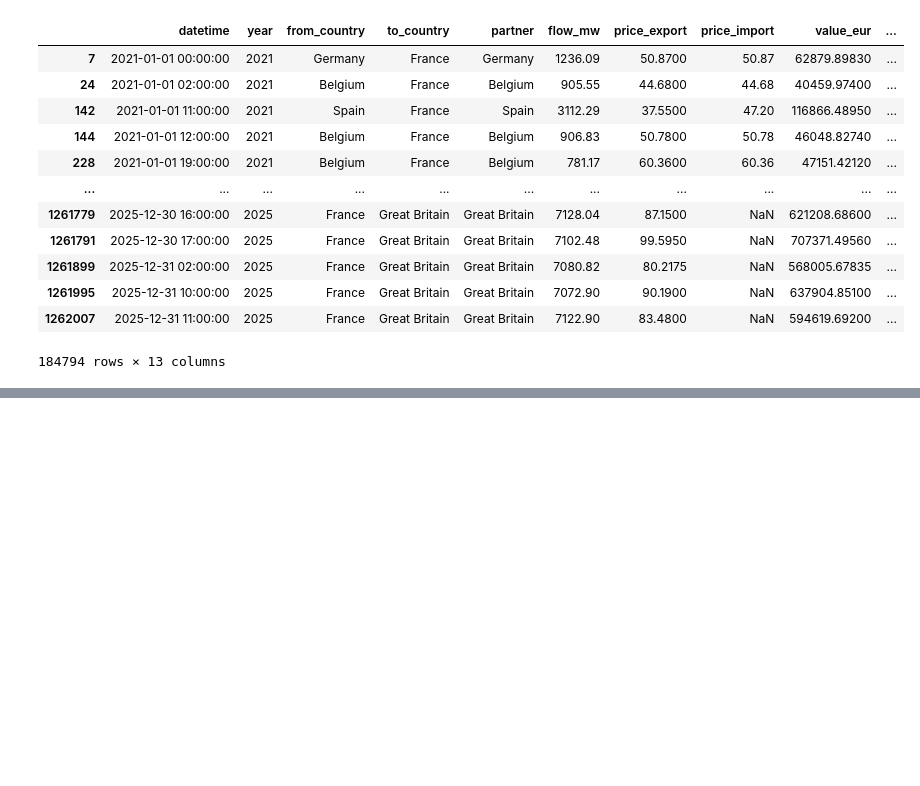
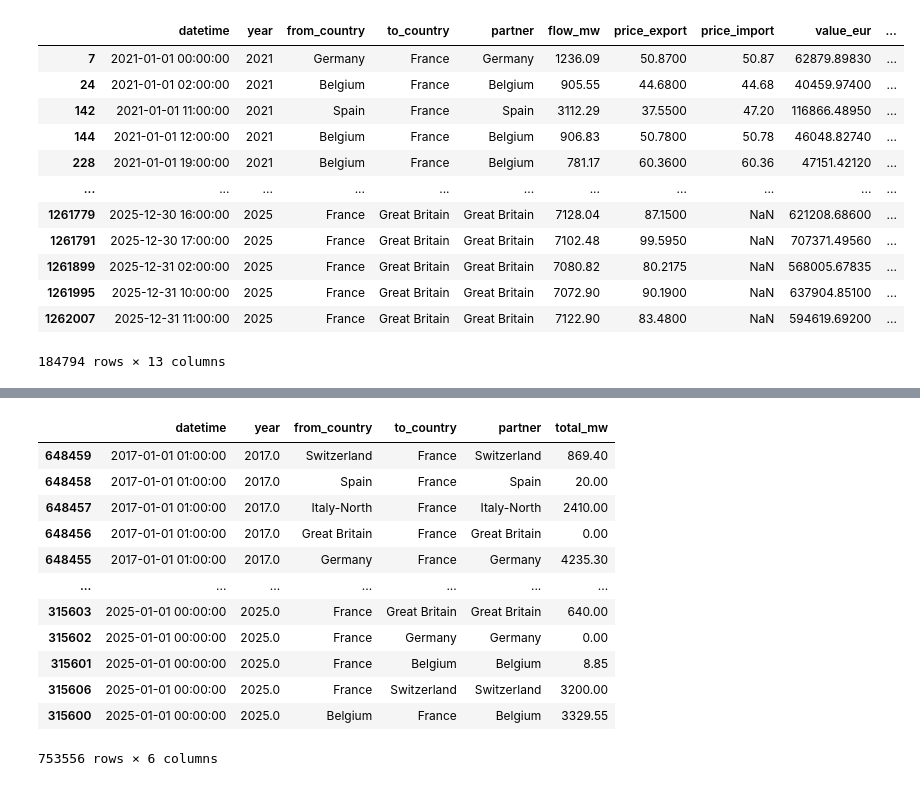
Before and after one commit to Fanny46/Economics-of-Energy-Markets, a Jupyter notebook: notebook.ipynb, the cells around one changed output, grey strips where cells are left out. Drawn from its saved outputs; the diff is of its cells as text; code cells hidden in the pictures; blank space fills up the shorter version.

```diff
--- a/notebook.ipynb
+++ b/notebook.ipynb
@@ -158,0 +315,16 @@ fig.show()
+# %%
+truc.sort_values(by='datetime')
+# %% [output]
+|  | datetime | year | from_country | to_country | partner | total_mw |
+| 648459 | 2017-01-01 01:00:00 | 2017.0 | Switzerland | France | Switzerland | 869.40 |
+| 648458 | 2017-01-01 01:00:00 | 2017.0 | Spain | France | Spain | 20.00 |
+| 648457 | 2017-01-01 01:00:00 | 2017.0 | Italy-North | France | Italy-North | 2410.00 |
+| 648456 | 2017-01-01 01:00:00 | 2017.0 | Great Britain | France | Great Britain | 0.00 |
+| 648455 | 2017-01-01 01:00:00 | 2017.0 | Germany | France | Germany | 4235.30 |
+| ... | ... | ... | ... | ... | ... | ... |
+| 315603 | 2025-01-01 00:00:00 | 2025.0 | France | Great Britain | Great Britain | 640.00 |
+| 315602 | 2025-01-01 00:00:00 | 2025.0 | France | Germany | Germany | 0.00 |
+| 315601 | 2025-01-01 00:00:00 | 2025.0 | France | Belgium | Belgium | 8.85 |
+| 315606 | 2025-01-01 00:00:00 | 2025.0 | France | Switzerland | Switzerland | 3200.00 |
+| 315600 | 2025-01-01 00:00:00 | 2025.0 | Belgium | France | Belgium | 3329.55 |
+753556 rows × 6 columns
```
Also changed, not shown: parts of 16 cells of this notebook.
